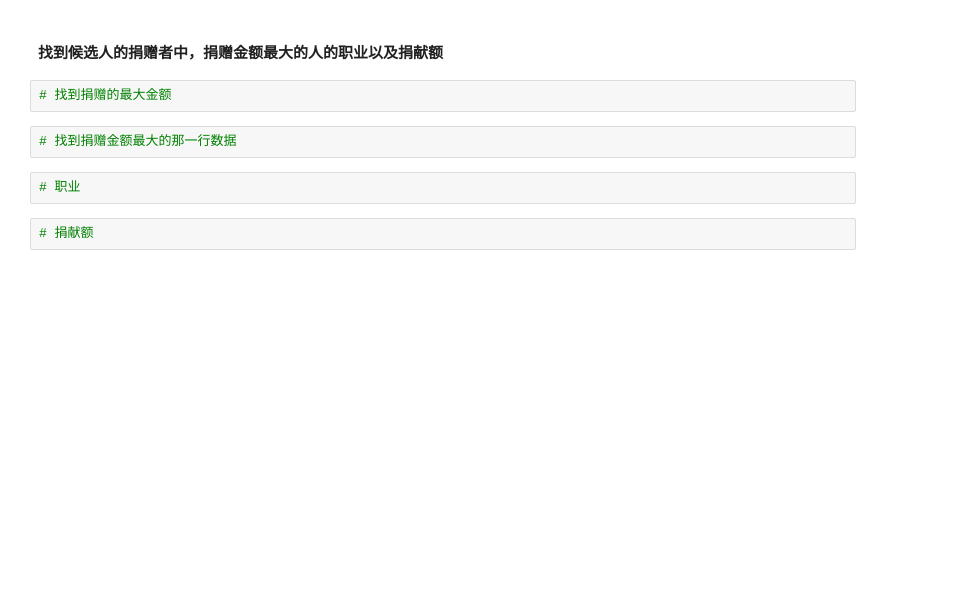
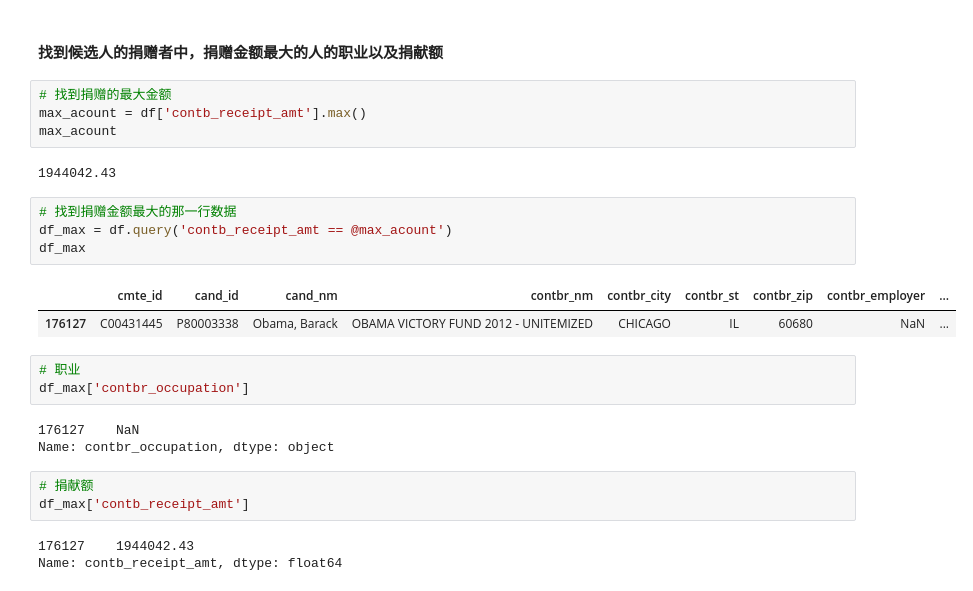
Before and after one commit to PeterZhangxing/my_lectures, a Jupyter notebook: third_lecture/usa_election_pd_blank.ipynb, the cells around one changed output. Cells and saved outputs as stored; diff of their text form; blank space fills up the shorter version.

```diff
--- a/third_lecture/usa_election_pd_blank.ipynb
+++ b/third_lecture/usa_election_pd_blank.ipynb
@@ -82,10 +181,27 @@ df.head(3)
 # %% [markdown]
 #### 找到候选人的捐赠者中，捐赠金额最大的人的职业以及捐献额
-# %%
-# 找到捐赠的最大金额
-# %%
-# 找到捐赠金额最大的那一行数据
+# %%
+# 找到捐赠的最大金额
+max_acount = df['contb_receipt_amt'].max()
+max_acount
+# %% [output]
+1944042.43
+# %%
+# 找到捐赠金额最大的那一行数据
+df_max = df.query('contb_receipt_amt == @max_acount')
+df_max
+# %% [output]
+|  | cmte_id | cand_id | cand_nm | contbr_nm | contbr_city | contbr_st | contbr_zip | contbr_employer | ... |
+| 176127 | C00431445 | P80003338 | Obama, Barack | OBAMA VICTORY FUND 2012 - UNITEMIZED | CHICAGO | IL | 60680 | NaN | ... |
 # %%
 # 职业
+df_max['contbr_occupation']
+# %% [output]
+176127    NaN
+Name: contbr_occupation, dtype: object
 # %%
 # 捐献额
+df_max['contb_receipt_amt']
+# %% [output]
+176127    1944042.43
+Name: contb_receipt_amt, dtype: float64
```
Also changed, not shown: parts of 14 cells of this notebook.
